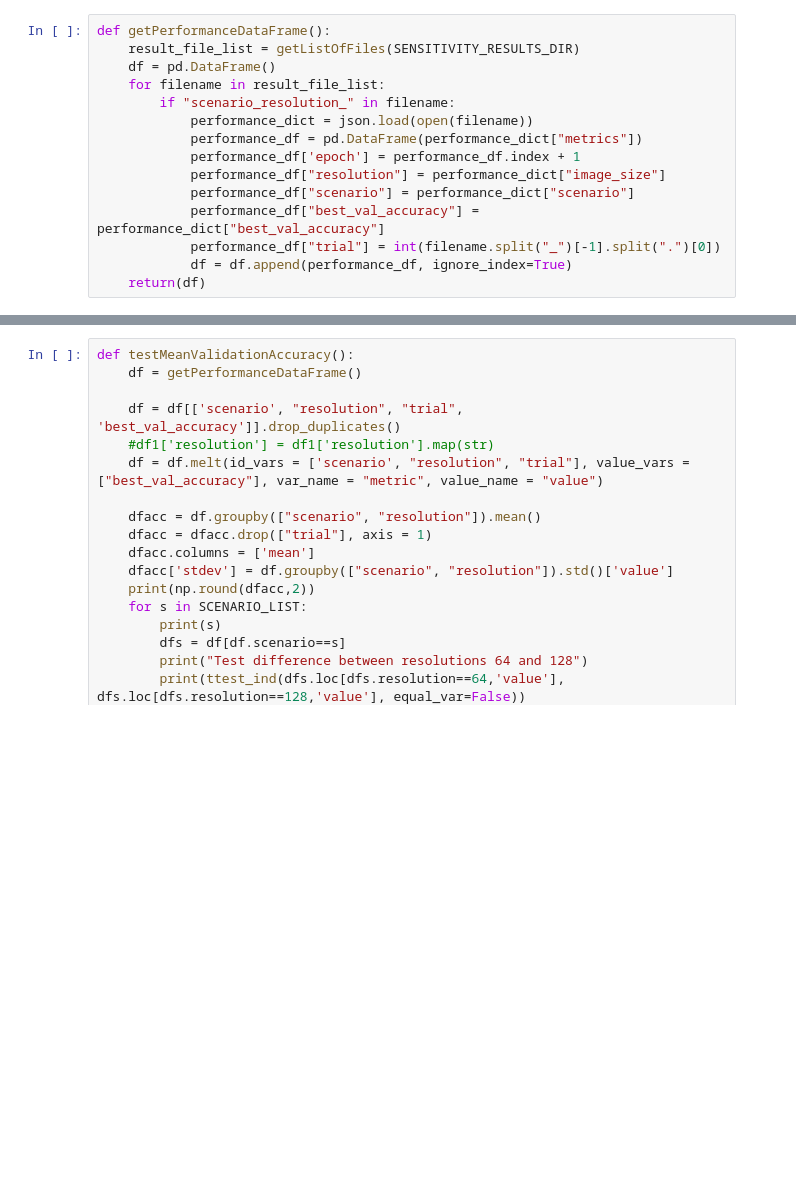
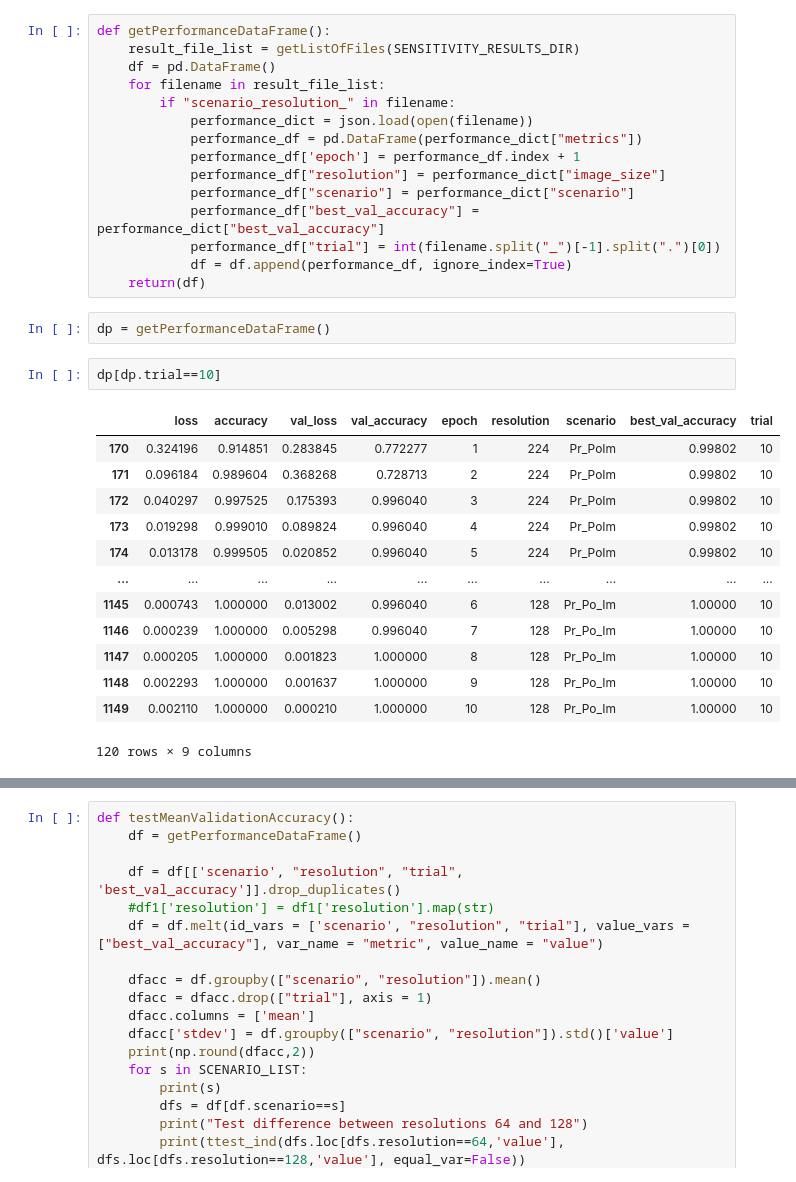
Before and after one commit to narslab/vis-inference, a Jupyter notebook: bin/jupyter/sensitivity-analysis.ipynb, the cells around one changed output, grey strips where cells are left out. Saved outputs shown, nothing was run; the diff lists cells and outputs as text; blank space fills up the shorter version.

```diff
--- a/bin/jupyter/sensitivity-analysis.ipynb
+++ b/bin/jupyter/sensitivity-analysis.ipynb
@@ -29,3 +29,21 @@ def getPerformanceDataFrame():
             performance_df["trial"] = int(filename.split("_")[-1].split(".")[0])
             df = df.append(performance_df, ignore_index=True)
     return(df)
+# %%
+dp = getPerformanceDataFrame()
+# %%
+dp[dp.trial==10]
+# %% [output]
+|  | loss | accuracy | val_loss | val_accuracy | epoch | resolution | scenario | best_val_accuracy | trial |
+| 170 | 0.324196 | 0.914851 | 0.283845 | 0.772277 | 1 | 224 | Pr_PoIm | 0.99802 | 10 |
+| 171 | 0.096184 | 0.989604 | 0.368268 | 0.728713 | 2 | 224 | Pr_PoIm | 0.99802 | 10 |
+| 172 | 0.040297 | 0.997525 | 0.175393 | 0.996040 | 3 | 224 | Pr_PoIm | 0.99802 | 10 |
+| 173 | 0.019298 | 0.999010 | 0.089824 | 0.996040 | 4 | 224 | Pr_PoIm | 0.99802 | 10 |
+| 174 | 0.013178 | 0.999505 | 0.020852 | 0.996040 | 5 | 224 | Pr_PoIm | 0.99802 | 10 |
+| ... | ... | ... | ... | ... | ... | ... | ... | ... | ... |
+| 1145 | 0.000743 | 1.000000 | 0.013002 | 0.996040 | 6 | 128 | Pr_Po_Im | 1.00000 | 10 |
+| 1146 | 0.000239 | 1.000000 | 0.005298 | 0.996040 | 7 | 128 | Pr_Po_Im | 1.00000 | 10 |
+| 1147 | 0.000205 | 1.000000 | 0.001823 | 1.000000 | 8 | 128 | Pr_Po_Im | 1.00000 | 10 |
+| 1148 | 0.002293 | 1.000000 | 0.001637 | 1.000000 | 9 | 128 | Pr_Po_Im | 1.00000 | 10 |
+| 1149 | 0.002110 | 1.000000 | 0.000210 | 1.000000 | 10 | 128 | Pr_Po_Im | 1.00000 | 10 |
+120 rows × 9 columns
```
Also changed, not shown: parts of 3 cells of this notebook, 24 other files.
